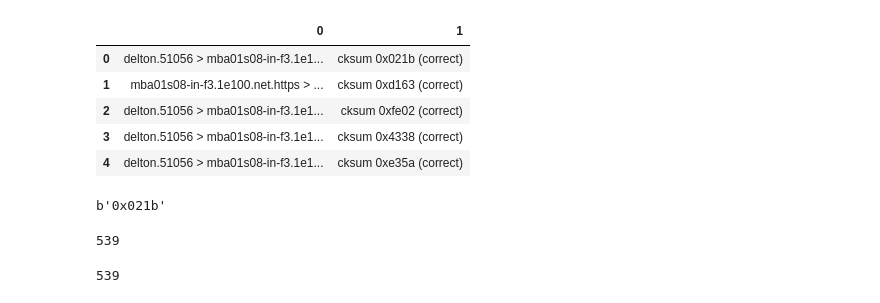
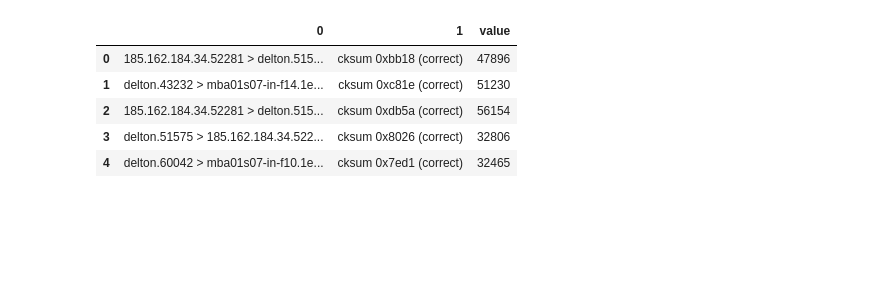
Before and after one commit to ericgitonga/sanaa, a Jupyter notebook: scatter-np-plt/sc-np-plt.ipynb, the cells around one changed output. Saved outputs shown, nothing was run; the diff lists cells and outputs as text; code cells hidden in the pictures; blank space fills up the shorter version.

```diff
--- a/scatter-np-plt/sc-np-plt.ipynb
+++ b/scatter-np-plt/sc-np-plt.ipynb
@@ -4,11 +8,14 @@ from warnings import filterwarnings
 filterwarnings("ignore")
 # %%
 df = pd.read_csv("../../media/data/art/cksum.csv", error_bad_lines=False, header=None, usecols=[0,1])
+df["value"] = df[1].apply(lambda x: x.split()[1]).apply(lambda x: int(x,16))
+df = df.sample(len(df.index))
+df.reset_index(drop=True,inplace=True)
 df.head()
 # %% [output]
-|  | 0 | 1 |
-| 0 | delton.51056 > mba01s08-in-f3.1e1... | cksum 0x021b (correct) |
-| 1 | mba01s08-in-f3.1e100.net.https > ... | cksum 0xd163 (correct) |
-| 2 | delton.51056 > mba01s08-in-f3.1e1... | cksum 0xfe02 (correct) |
-| 3 | delton.51056 > mba01s08-in-f3.1e1... | cksum 0x4338 (correct) |
-| 4 | delton.51056 > mba01s08-in-f3.1e1... | cksum 0xe35a (correct) |
+|  | 0 | 1 | value |
+| 0 | 185.162.184.34.52281 > delton.515... | cksum 0xbb18 (correct) | 47896 |
+| 1 | delton.43232 > mba01s07-in-f14.1e... | cksum 0xc81e (correct) | 51230 |
+| 2 | 185.162.184.34.52281 > delton.515... | cksum 0xdb5a (correct) | 56154 |
+| 3 | delton.51575 > 185.162.184.34.522... | cksum 0x8026 (correct) | 32806 |
+| 4 | delton.60042 > mba01s07-in-f10.1e... | cksum 0x7ed1 (correct) | 32465 |
@@ -17,12 +21,0 @@ x = df.loc[0,1].split()[1]
-# %%
-x.encode("utf-8")
-# %% [output]
-b'0x021b'
-# %%
-int(x,16)
-# %% [output]
-539
-# %%
-int(0x021b)
-# %% [output]
-539
```
Also changed, not shown: parts of 10 cells of this notebook.
